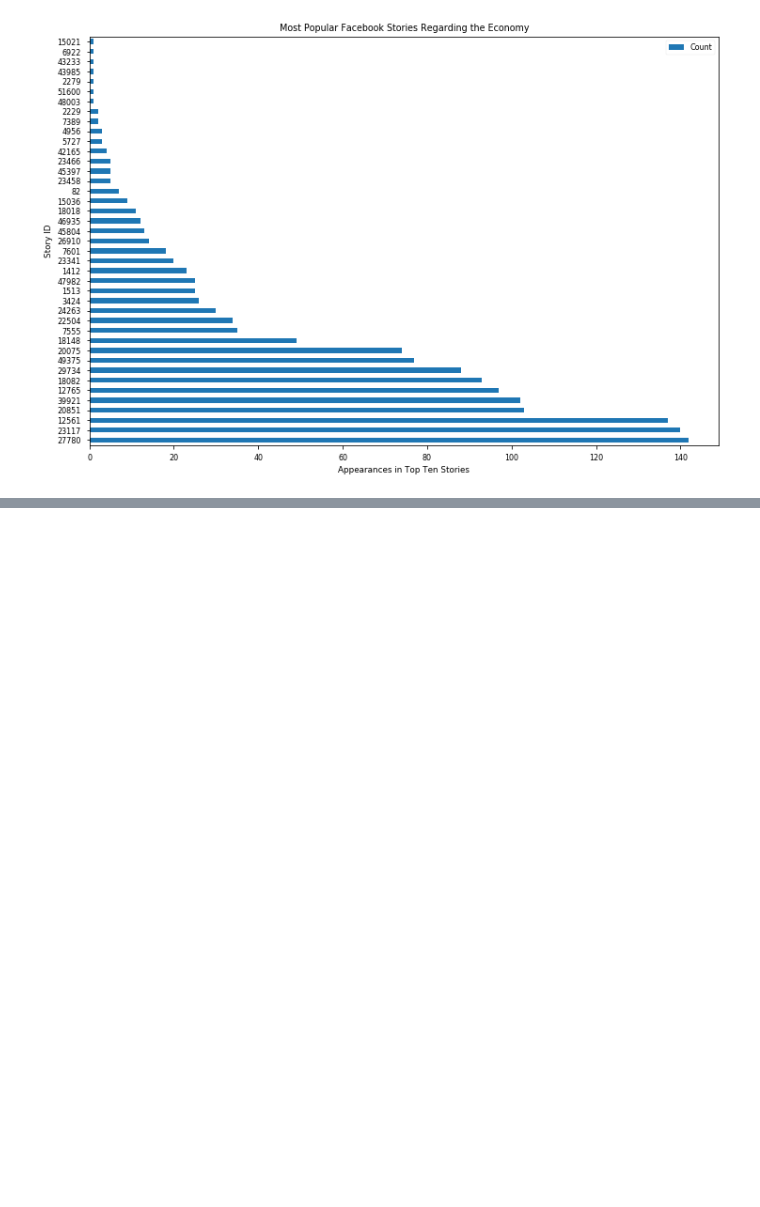
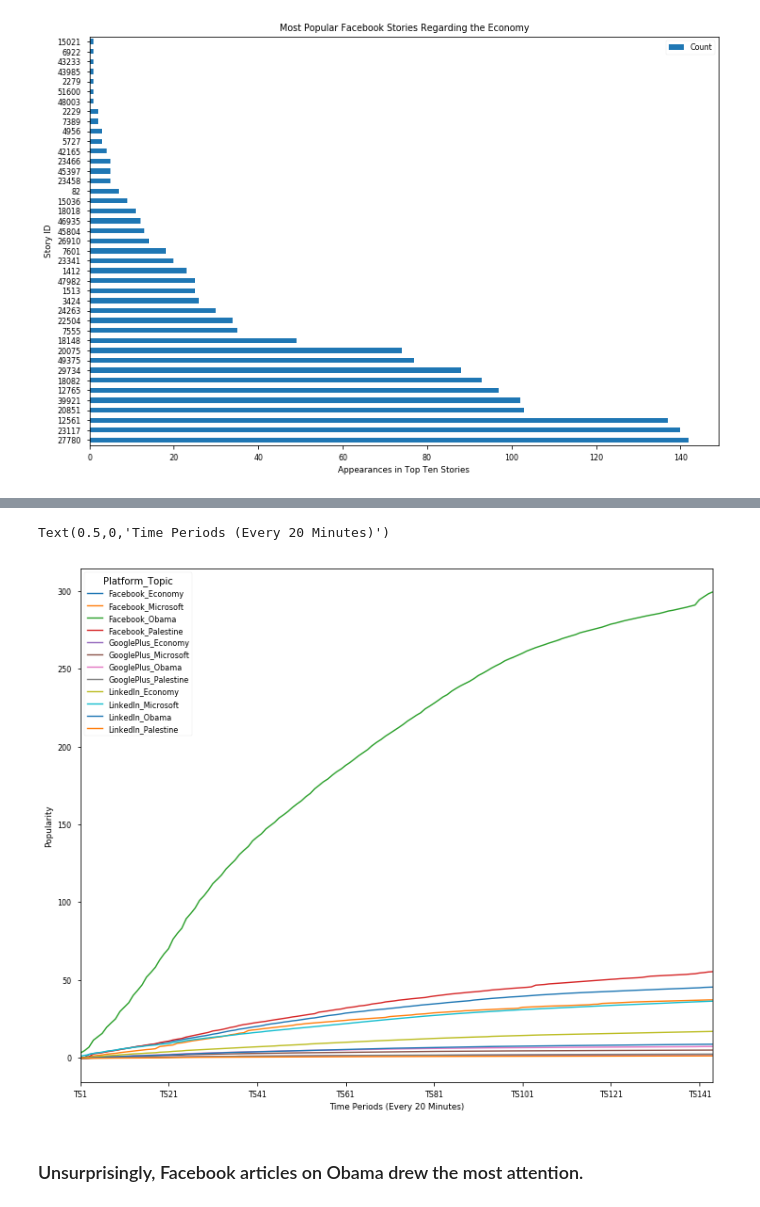
Before and after one commit to MichaelNormandyGavin/Viral_News, a Jupyter notebook: News Popularity Analysis.ipynb, the cells around one changed output, grey strips where cells are left out. Cells and saved outputs as stored; diff of their text form; code cells hidden in the pictures; blank space fills up the shorter version.

Commit message:
Further data analysis, using dask to speed up dataframes

```diff
--- a/News Popularity Analysis.ipynb
+++ b/News Popularity Analysis.ipynb
@@ -76,0 +109,17 @@ plt.show()
+# %%
+def df_read(file,url=url):
+    full_path = url+file+'.csv'
+    platform, topic = file.split('_')
+    df = pd.read_csv(full_path,index_col='IDLink')
+    df.index = df.index.astype('int64').astype('object')
+    df['Platform'] = platform
+    df['Topic'] = topic
+    df['Platform_Topic']= file
+    return df
+# %%
+delayed = (dask.delayed(df_read)(u) for u in url_find)
+# %%
+delayed_df = dd.from_delayed(delayed)
+delayed_df = delayed_df.persist()
+# %%
+platform_group = delayed_df.drop(['Platform','Topic'],axis=1).groupby('Platform_Topic')
@@ -76,0 +137,9 @@ plt.show()
+# %%
+platform_group.mean().compute().T.plot(figsize=(12,10))
+plt.ylabel('Popularity')
+plt.xlabel('Time Periods (Every 20 Minutes)')
+# %% [output]
+Text(0.5,0,'Time Periods (Every 20 Minutes)')
+[figure, added]
+# %% [markdown]
+### Unsurprisingly, Facebook articles on Obama drew the most attention.
```
Also changed, not shown: parts of 20 cells of this notebook.
